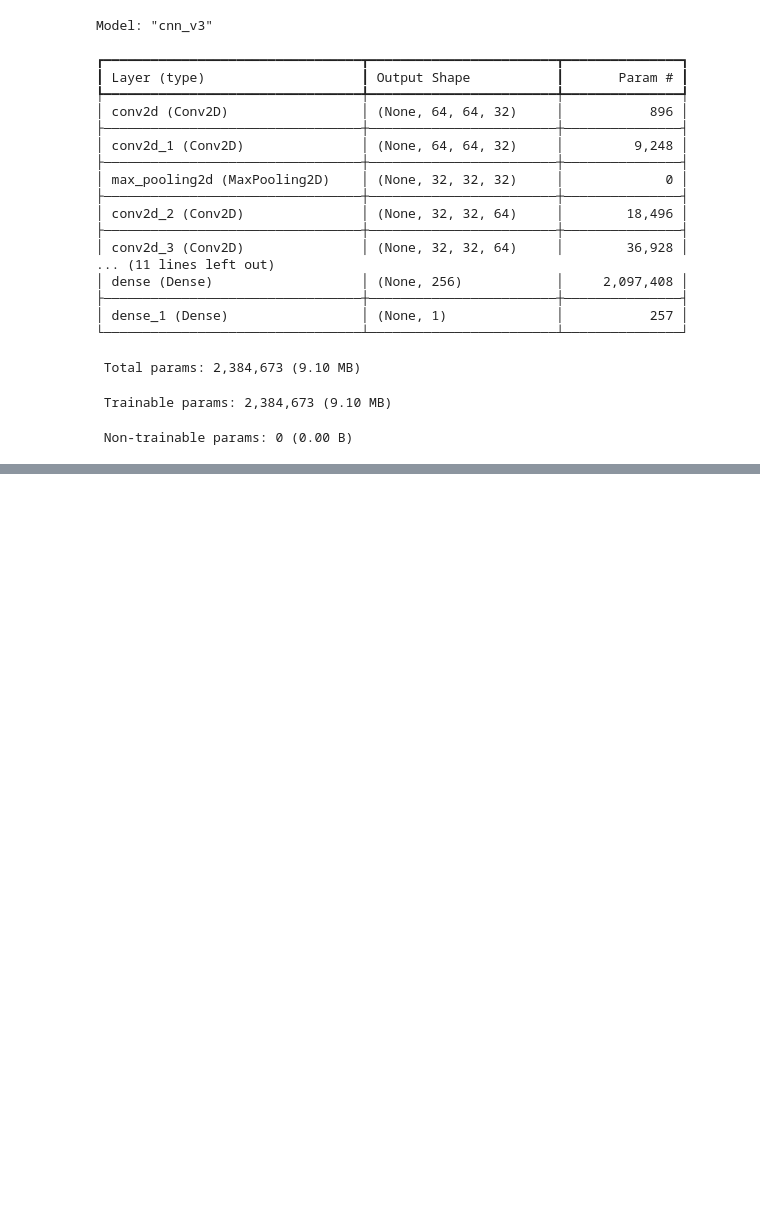
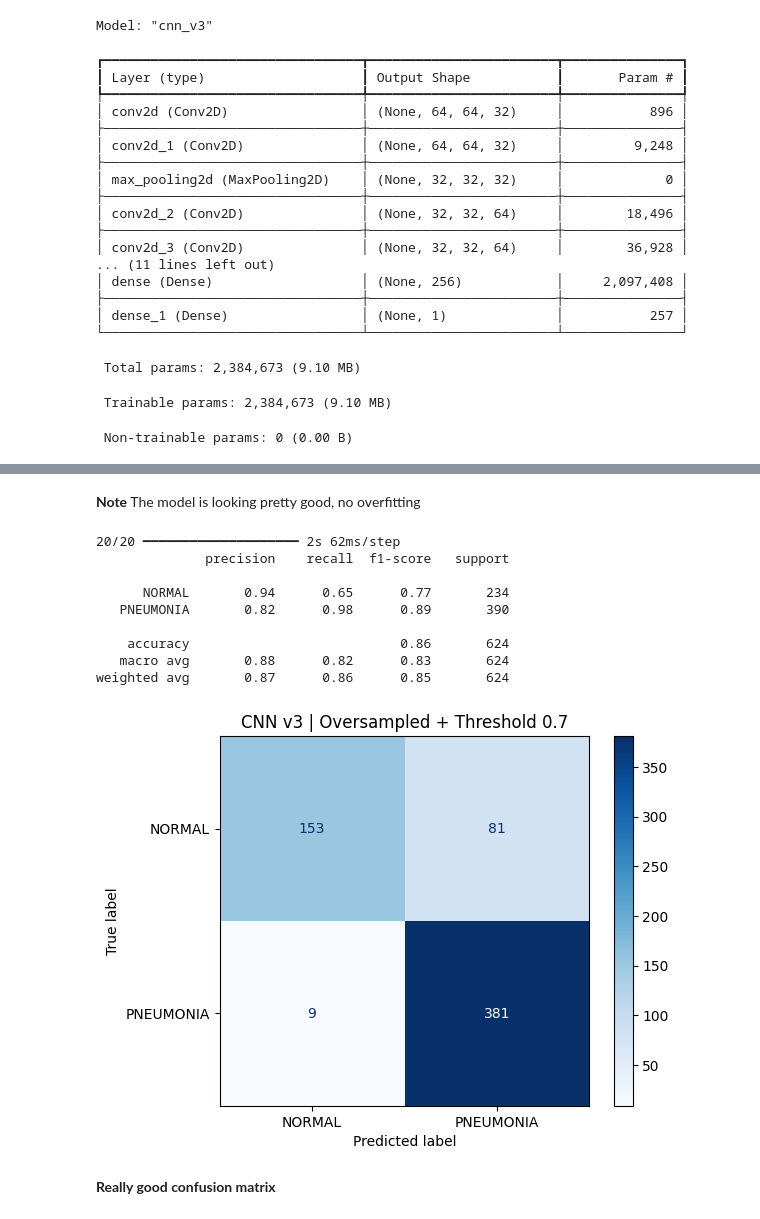
Before and after one commit to yusuf-codes10/deep-learining-project, a Jupyter notebook: cnn_model.ipynb, the cells around one changed output, grey strips where cells are left out. Drawn from its saved outputs; the diff is of its cells as text; code cells hidden in the pictures; blank space fills up the shorter version.

Commit message:
CNN model completed

```diff
--- a/cnn_model.ipynb
+++ b/cnn_model.ipynb
@@ -209,0 +232,36 @@ WARNING:absl:Compiled the loaded model, but the compiled metrics have yet to be
+# %% [markdown]
+**Note**
+The model is looking pretty good, no overfitting
+# %%
+# ── Evaluation with threshold 0.7 ────────────────────────────────────────────
+from sklearn.metrics import classification_report, confusion_matrix, ConfusionMatrixDisplay
+
+# need test images as numpy array too
+test_imgs, test_labels = load_images_from_folder("chest_xray/test/NORMAL",    0, target_size=(64,64))
+test_imgs2, test_labels2 = load_images_from_folder("chest_xray/test/PNEUMONIA", 1, target_size=(64,64))
+
+X_test = np.array(test_imgs + test_imgs2)
+y_test = np.array(test_labels + test_labels2)
+
+cnn_v3_preds     = cnn_v3.predict(X_test)
+predicted_v3     = (cnn_v3_preds > 0.7).astype(int).flatten()  # 🔥 threshold 0.7
+
+print(classification_report(y_test, predicted_v3, target_names=['NORMAL', 'PNEUMONIA']))
+
+cm = confusion_matrix(y_test, predicted_v3)
+ConfusionMatrixDisplay(cm, display_labels=['NORMAL', 'PNEUMONIA']).plot(cmap='Blues')
+plt.title('CNN v3 | Oversampled + Threshold 0.7')
+plt.show()
+# %% [output]
+20/20 ━━━━━━━━━━━━━━━━━━━━ 2s 62ms/step
+              precision    recall  f1-score   support
+
+      NORMAL       0.94      0.65      0.77       234
+   PNEUMONIA       0.82      0.98      0.89       390
+
+    accuracy                           0.86       624
+   macro avg       0.88      0.82      0.83       624
+weighted avg       0.87      0.86      0.85       624
+[figure, added]
+# %% [markdown]
+**Really good confusion matrix**
```
Also changed, not shown: parts of 19 cells of this notebook.
